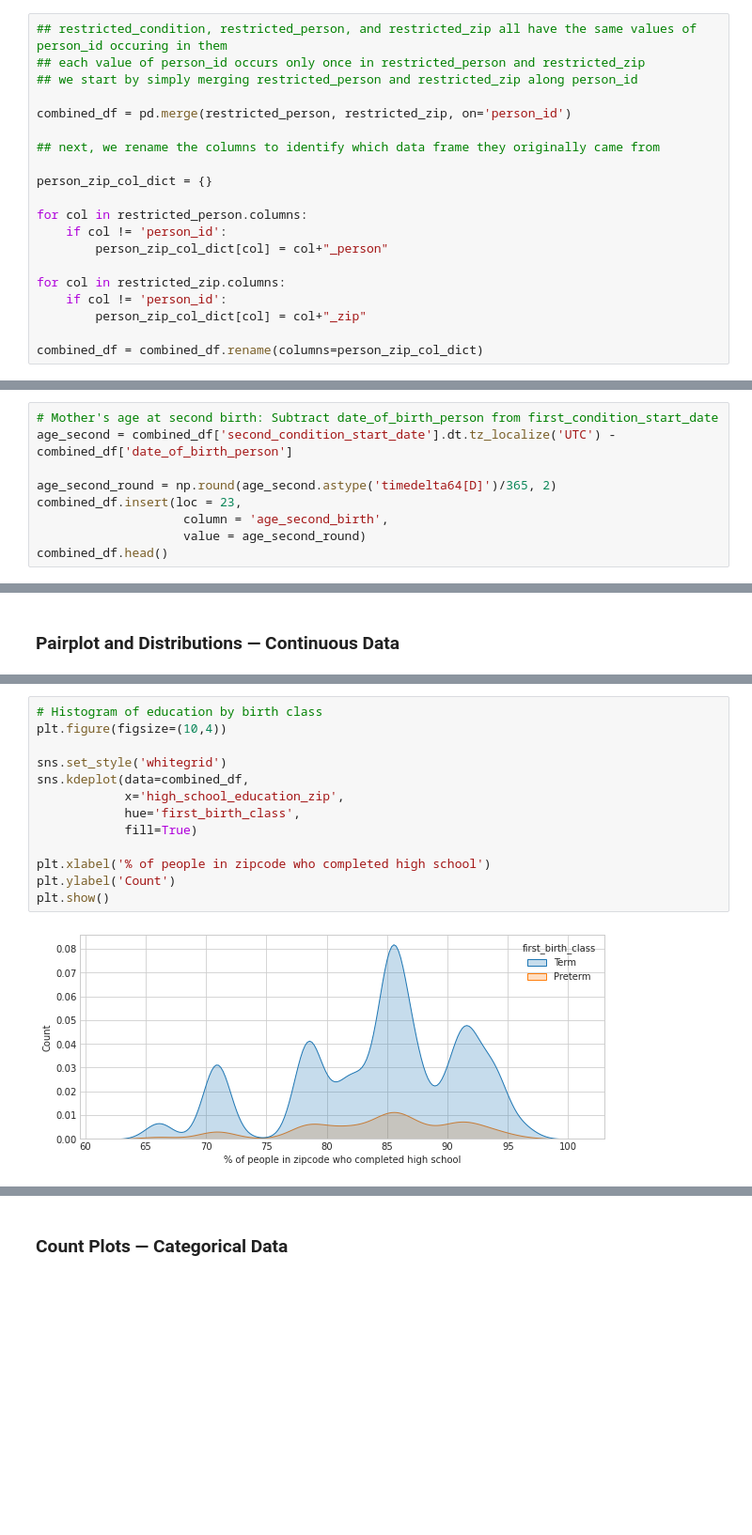
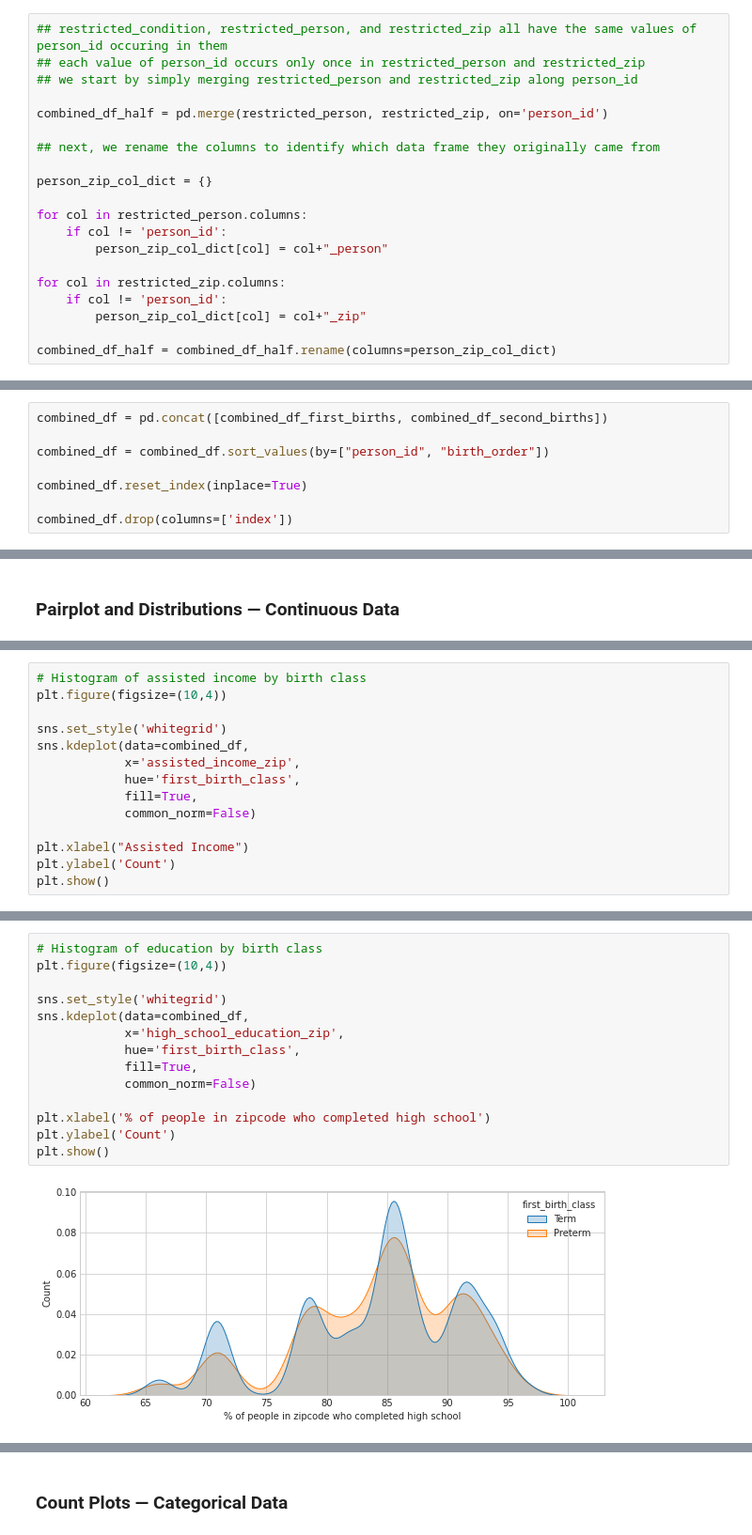
Before and after one commit to kgrillaert/preterm_birth, a Jupyter notebook: Final EDA.ipynb, the cells around one changed output, grey strips where cells are left out. Shown at 94% size. Drawn from its saved outputs; the diff is of its cells as text; blank space fills up the shorter version.

```diff
--- a/Final EDA.ipynb
+++ b/Final EDA.ipynb
@@ -359,7 +497,7 @@ restricted_zip = zip_df[zip_df["person_id"].isin(common_ids)].copy().sort_values
 ## each value of person_id occurs only once in restricted_person and restricted_zip
 ## we start by simply merging restricted_person and restricted_zip along person_id
 
-combined_df = pd.merge(restricted_person, restricted_zip, on='person_id')
+combined_df_half = pd.merge(restricted_person, restricted_zip, on='person_id')
 
 ## next, we rename the columns to identify which data frame they originally came from
 
@@ -373,4 +511,4 @@ for col in restricted_zip.columns:
     if col != 'person_id':
         person_zip_col_dict[col] = col+"_zip"
 
-combined_df = combined_df.rename(columns=person_zip_col_dict)
+combined_df_half = combined_df_half.rename(columns=person_zip_col_dict)
@@ -435,0 +604,8 @@ combined_df = pd.merge(combined_df, second_birth, on='person_id')
+# %%
+combined_df = pd.concat([combined_df_first_births, combined_df_second_births])
+
+combined_df = combined_df.sort_values(by=["person_id", "birth_order"])
+
+combined_df.reset_index(inplace=True)
+
+combined_df.drop(columns=['index'])
@@ -473,12 +682,3 @@ combined_df.head()
 | 2 | 1000724 | Female | 1999-06-15 00:00:00+00:00 | White | Not Hispanic or Latino | Female | ... |
 | 3 | 1001000 | Female | 1999-06-15 00:00:00+00:00 | Black or African American | Hispanic or Latino | Female | ... |
 | 4 | 1001034 | Female | 1989-06-15 00:00:00+00:00 | None of these | What Race Ethnicity: Race Ethnici... | Female | ... |
-# %%
-# Mother's age at second birth: Subtract date_of_birth_person from first_condition_start_date
-age_second = combined_df['second_condition_start_date'].dt.tz_localize('UTC') - combined_df['date_of_birth_person']
-
-age_second_round = np.round(age_second.astype('timedelta64[D]')/365, 2)
-combined_df.insert(loc = 23,
-                    column = 'age_second_birth',
-                    value = age_second_round)
-combined_df.head()
@@ -558,0 +764,14 @@ plt.show()
+# %%
+# Histogram of assisted income by birth class
+plt.figure(figsize=(10,4))
+
+sns.set_style('whitegrid')
+sns.kdeplot(data=combined_df,
+            x='assisted_income_zip',
+            hue='first_birth_class',
+            fill=True,
+            common_norm=False)
+
+plt.xlabel("Assisted Income")
+plt.ylabel('Count')
+plt.show()
@@ -559,15 +780,16 @@ plt.show()
 # %%
 # Histogram of education by birth class
 plt.figure(figsize=(10,4))
 
 sns.set_style('whitegrid')
 sns.kdeplot(data=combined_df,
             x='high_school_education_zip',
             hue='first_birth_class',
-            fill=True)
+            fill=True,
+            common_norm=False)
 
 plt.xlabel('% of people in zipcode who completed high school')
 plt.ylabel('Count')
 plt.show()
 # %% [output]
-[figure, old version]
+[figure, new version]
```
Also changed, not shown: parts of 37 cells of this notebook.
